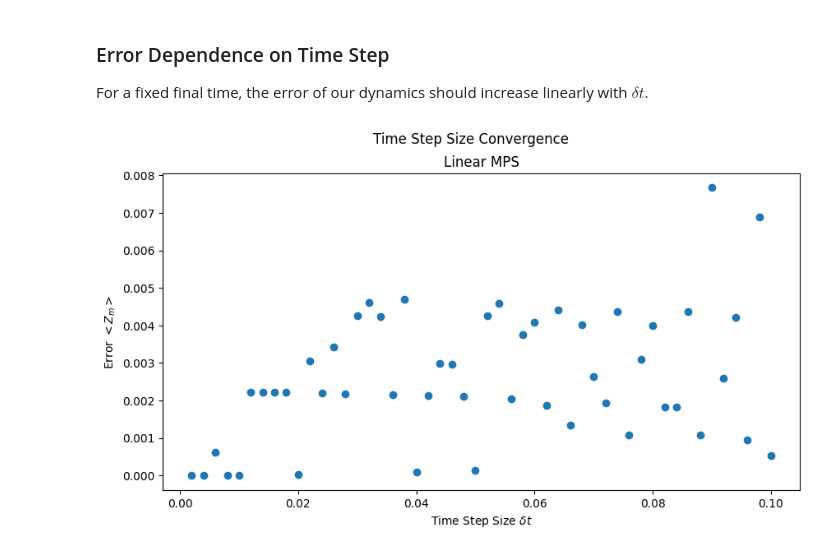
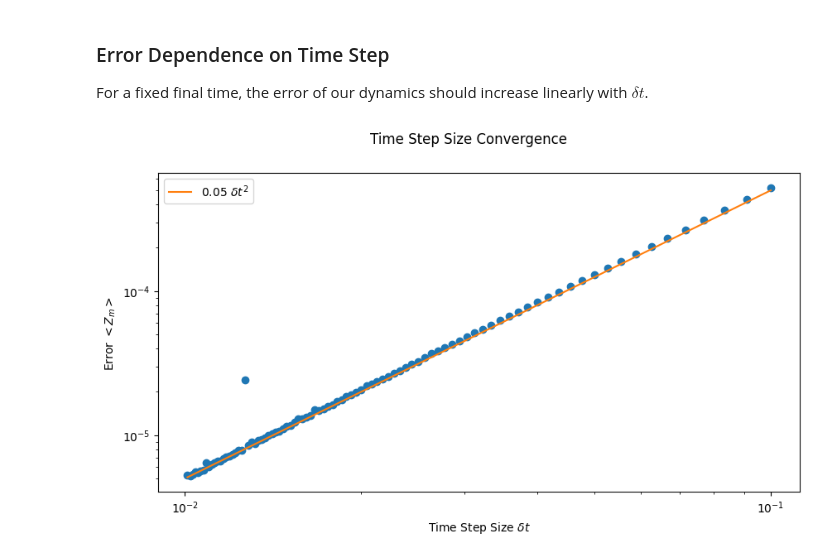
Before and after one commit to Drachier/PyTreeNet, a Jupyter notebook: example_notebooks/tebd/tebd_mps.ipynb, the cells around one changed output. Drawn from its saved outputs; the diff is of its cells as text; code cells hidden in the pictures.

Commit message:
TEBD seems to work

```diff
--- a/example_notebooks/tebd/tebd_mps.ipynb
+++ b/example_notebooks/tebd/tebd_mps.ipynb
@@ -120,7 +120,7 @@ final_time = 1
 
 # Truncation parameters
 max_bond_dim = 20
-rel_tol = 0.000001
+rel_tol = 1e-16
 
 # We want to observe the evolution of the Z-operator expectation at each site.
 tebd_operators = [ptn.TensorProduct({"site"+str(i): Z}) for i in range(num_sites)]
@@ -379,30 +379,31 @@ If we look at the actual error in a logscale we can find that the bond dimension
 For a fixed final time, the error of our dynamics should increase linearly with $\delta t$.
 # %%
 max_bond_dim = 7
-time_step_sizes = np.arange(final_time / 1000 * 2,
-                            final_time / 10 + final_time / 1000 * 2,
-                            final_time / 1000 * 2)
-
+num_time_steps_range = range(10, 100, 1)
 ref_result = exact_results[middle_site,-1]
 results_mps = []
-results_tree = []
+time_step_sizes = []
 
-for i, time_step_size in tqdm(enumerate(time_step_sizes)):
+for i, num_time_steps in tqdm(enumerate(num_time_steps_range)):
+    time_step_size = final_time / num_time_steps
+    time_step_sizes.append(time_step_size)
     tebd_mps = ptn.TEBD(deepcopy(mps), trotter1st, time_step_size,
                         final_time, tebd_operators[middle_site],
                         max_bond_dim=max_bond_dim, rel_tol=rel_tol)
-    tebd_mps.run(pgbar=False)
+    tebd_mps.run(pgbar=False, evaluation_time="inf")
     tebd_results = tebd_mps.operator_results(realise=True)[0,-1]
     results_mps.append(np.absolute(tebd_results - ref_result))
 # %%
 fig5, ax5 = plt.subplots(1, 1, sharex=True, figsize=(10,5))
 fig5.suptitle("Time Step Size Convergence")
 
-ax5.plot(time_step_sizes, results_mps, "o")
+ax5.loglog(time_step_sizes, results_mps, "o")
+ax5.loglog(time_step_sizes, [0.05*time_step_size**2 for time_step_size in time_step_sizes],
+           label="$0.05 \, \,\delta t^2$")
 ax5.set_ylabel(f"Error $<Z_m>$")
 ax5.set_xlabel("Time Step Size $\delta t$")
-ax5.set_title("Linear MPS")
 
+plt.legend()
 plt.show()
 # %% [output]
-[figure, old version]
+[figure, new version]
```
Also changed, not shown: parts of 3 cells of this notebook.
